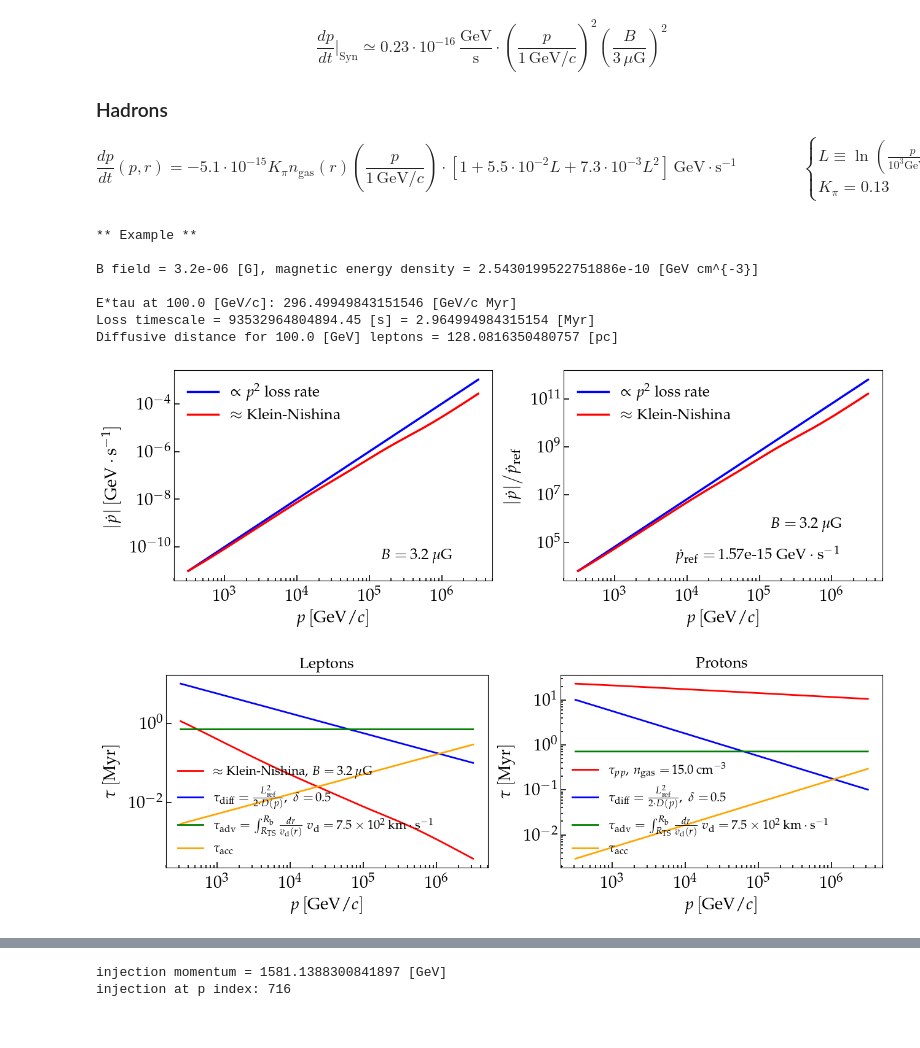
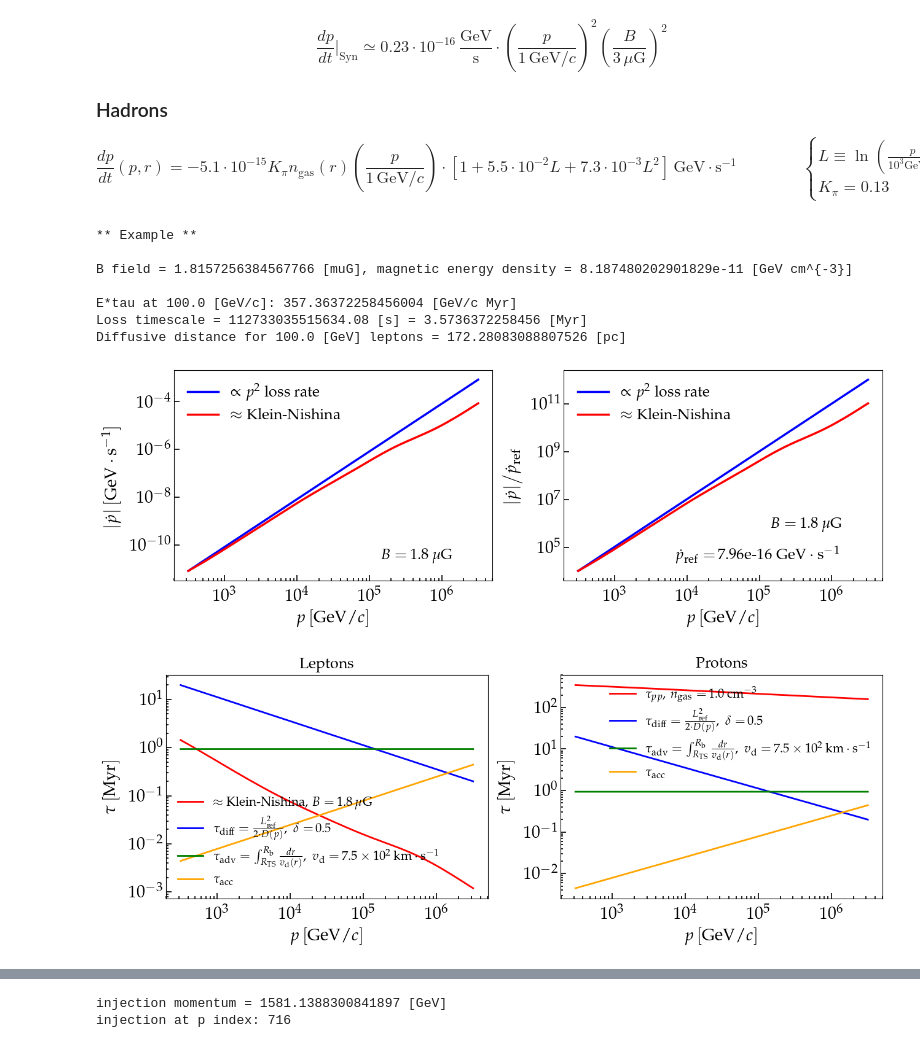
Before and after one commit to ottaviofornieri/StellarClusters, a Jupyter notebook: GitHub_Transport_Radau5Spherical_NonUniformGrid_NonSymmetricShock.ipynb, the cells around one changed output, grey strips where cells are left out. Drawn from its saved outputs; the diff is of its cells as text; code cells hidden in the pictures.

Commit message:
implemented a space-dependent magnetic field.

```diff
--- a/GitHub_Transport_Radau5Spherical_NonUniformGrid_NonSymmetricShock.ipynb
+++ b/GitHub_Transport_Radau5Spherical_NonUniformGrid_NonSymmetricShock.ipynb
@@ -169,7 +169,7 @@ $$
 # %%
 ## Paramters of the problem ##
 
-n_ISM = 15.                               # density between the termination shock (TS) and the forward shock (FS), in [cm^{-3}]
+n_ISM = 1.                               # density between the termination shock (TS) and the forward shock (FS), in [cm^{-3}]
 M_dot = 1.e-4                             # mass-loss rate, in [M_sun yr^{-1}]
 v_0 = 3000.                               # wind velocity at the TS, in [km s^{-1}]
 eta_B = 0.1                               # conversion effiency into turbulent B
@@ -701,7 +700,7 @@ factor_ratio = ( 45 / (64*np.pi**2) )
 
 # Leptons
 def loss_rate_KN(momentum_, B_):
-# momentum variable in [GeV], result in [GeV * s^{-1}]
+# momentum variable in [GeV], B field in [muG], => result in [GeV * s^{-1}]
 
     f_KN_times_U = 0.
     for i in range (len(T_ISRF)):
@@ -710,17 +709,28 @@ def loss_rate_KN(momentum_, B_):
         #f_KN_times_U_single = U_ISRF[i]     # uncomment for the Thomson limit
         f_KN_times_U = f_KN_times_U + f_KN_times_U_single
 
-    U_B = ( B_**2 / (8*np.pi) ) * conv_erg_GeV
+    U_B = ( (B_*1.e-6)**2 / (8*np.pi) ) * conv_erg_GeV
     dp_dt_KN = - (4/3) * (sigma_Thomson * c_cm) * (f_KN_times_U + U_B) * (momentum_/m_e)**2
     return dp_dt_KN
 
 
 
 ## define the spatial-dependent magnetic field in the region
-B_field = 3.2e-6                              # magnetic field, in [G]
-B_space = [B_field for ix in range(len(x_grid))]
-#B_space = [B_field if ix < shock_index else B_field/3. for ix in range(len(x_grid))]
-B_field_indx = B_space.index(max(B_space))    # space-index of the max B field, useful for tau_losses
+def B_field(x_):
+    # result in [muG]
+    return ( x_ / shock_location )**(-1.) * B_TS
+
+B_space = np.zeros( len(x_grid) )
+for ix in range(len(x_grid)):
+    if x_grid[ix] <= (L_c/L_ref):
+        B_space[ix] = B_field(x_grid[ np.argmin( abs(x_grid - L_c/L_ref) ) ])
+    elif x_grid[ix] > (L_c/L_ref) and x_grid[ix] <= shock_location:
+        B_space[ix] = B_field(x_grid[ix])
+    else:
+        B_space[ix] = B_field(shock_location) / np.sqrt(11)
+
+B_field_indx_max = np.argmax( B_space )
+
 
 # momentum loss-rate in each location
 loss_rate_KN_matrix = np.zeros( (len(x_grid), len(p_grid)) )
@@ -752,11 +762,11 @@ plt.subplot(1, 2, 1)
 plot_cosmetics_multi()
 
 
-plt.loglog(p_grid, np.min(abs(loss_rate_KN(p_grid, B_space[B_field_indx]))) * (p_grid / min(p_grid))**2, lw=2.5, color='blue', label='$\propto p^2$ loss rate')
-plt.loglog(p_grid, abs(loss_rate_KN(p_grid, B_space[B_field_indx])), lw=2.5, color='red', label='$\\approx$ Klein-Nishina')
+plt.loglog(p_grid, np.min(abs(loss_rate_KN(p_grid, B_space[shock_index]))) * (p_grid / min(p_grid))**2, lw=2.5, color='blue', label='$\propto p^2$ loss rate')
+plt.loglog(p_grid, abs(loss_rate_KN(p_grid, B_space[shock_index])), lw=2.5, color='red', label='$\\approx$ Klein-Nishina')
 plt.xlabel('$ p \, [\mathrm{GeV}/c]$',fontsize=20)
 plt.ylabel('$ |\dot{p}| \, [\mathrm{GeV} \cdot \mathrm{s}^{-1}]$',fontsize=20)
-plt.text(0.65, 0.1, '$B = \,$' + str("{:.1f}".format(B_space[B_field_indx]*1.e6)) + '$\, \mu \mathrm{G}$', fontsize=18, transform = plt.gca().transAxes)
+plt.text(0.65, 0.1, '$B = \,$' + str("{:.1f}".format(B_space[shock_index])) + '$\, \mu \mathrm{G}$', fontsize=18, transform = plt.gca().transAxes)
 plt.legend(fontsize=18, frameon=False)
 
 
@@ -766,12 +776,12 @@ plt.subplot(1, 2, 2)
 plot_cosmetics_multi()
 
 
-plt.loglog(p_grid, np.min(abs((loss_rate_KN(p_grid, B_space[B_field_indx]) / pdot_ref))) * (p_grid / min(p_grid))**2, lw=2.5, color='blue', label='$\propto p^2$ loss rate')
-plt.loglog(p_grid, abs((loss_rate_KN(p_grid, B_space[B_field_indx]) / pdot_ref)), lw=2.5, color='red', label='$\\approx$ Klein-Nishina')
+plt.loglog(p_grid, np.min(abs((loss_rate_KN(p_grid, B_space[shock_index]) / pdot_ref))) * (p_grid / min(p_grid))**2, lw=2.5, color='blue', label='$\propto p^2$ loss rate')
+plt.loglog(p_grid, abs((loss_rate_KN(p_grid, B_space[shock_index]) / pdot_ref)), lw=2.5, color='red', label='$\\approx$ Klein-Nishina')
 plt.xlabel('$ p \, [\mathrm{GeV}/c]$',fontsize=20)
 plt.ylabel('$ |\dot{p}| \\big/ \dot{p}_{\mathrm{ref}}$',fontsize=20)
 plt.legend(fontsize=18, frameon=False)
-plt.text(0.65, 0.25, '$B = \,$' + str("{:.1f}".format(B_space[B_field_indx]*1.e6)) + '$\, \mu \mathrm{G}$', fontsize=18, transform = plt.gca().transAxes)
+plt.text(0.65, 0.25, '$B = \,$' + str("{:.1f}".format(B_space[shock_index])) + '$\, \mu \mathrm{G}$', fontsize=18, transform = plt.gca().transAxes)
 plt.text(0.35, 0.1, '$\\dot{p}_{\mathrm{ref}} = \,$' + str('{:.2e}'.format(pdot_ref)) + ' $\mathrm{GeV} \cdot \mathrm{s}^{-1}$ ', fontsize=18, transform = plt.gca().transAxes)
 plt.tight_layout()
 
@@ -797,17 +807,17 @@ momentum_ref_loss = 1.e+2      # in [GeV]
 momentum_ref_loss_ind = np.argmin(abs(p_grid - momentum_ref_loss))
 space_point_diff = 0
 
-B_field = 3.2e-6               # magnetic field, in [G]
-U_B = ( B_field**2 / (8*np.pi) ) * conv_erg_GeV
+B_field = B_space[shock_index]         # magnetic field, in [muG]
+U_B = ( (B_field*1.e-6)**2 / (8*np.pi) ) * conv_erg_GeV
 
 list_integral_tau_KN = np.logspace(start=np.log10(momentum_ref_loss*10000), stop=np.log10(momentum_ref_loss), num=1000)
-integral_tau_KN = np.trapz(tau_func_KN(list_integral_tau_KN, B_space[B_field_indx]), list_integral_tau_KN, axis=-1)   # in [sec]
+integral_tau_KN = np.trapz(tau_func_KN(list_integral_tau_KN, B_space[shock_index]), list_integral_tau_KN, axis=-1)   # in [sec]
 diff_distance = np.sqrt( 4 * D_matrix[space_point_diff, momentum_ref_loss_ind] * integral_tau_KN ) * conv_cm_pc
 
 
 print('** Example **')
 print('')
-print('B field =', B_field, '[G], magnetic energy density =', U_B, '[GeV cm^{-3}]')
+print('B field =', B_field, '[muG], magnetic energy density =', U_B, '[GeV cm^{-3}]')
 print('')
 print('E*tau at', momentum_ref_loss, '[GeV/c]:', momentum_ref_loss * integral_tau_KN*conv_sec_yr/1.e6, '[GeV/c Myr]')
 print('Loss timescale =', integral_tau_KN, '[s] =', integral_tau_KN*conv_sec_yr/1.e6, '[Myr]')
@@ -821,11 +831,11 @@ integrals_losses_KN = np.zeros(len(p_grid), dtype=np.float64)
 integrals_losses_Th = np.zeros(len(p_grid), dtype=np.float64)
 for ie in range(len(p_grid)):
     list_integral_tau_KN_temp = np.logspace(start=np.log10(p_grid[ie]*10000), stop=np.log10(p_grid[ie]), num=1000)
-    integrals_losses_KN[ie] = np.trapz(tau_func_KN(list_integral_tau_KN_temp, B_space[B_field_indx]), list_integral_tau_KN_temp, axis=-1)
+    integrals_losses_KN[ie] = np.trapz(tau_func_KN(list_integral_tau_KN_temp, B_space[shock_index]), list_integral_tau_KN_temp, axis=-1)
 
 for ie in range(len(p_grid)):
     list_integral_tau_KN_temp = np.logspace(start=np.log10(p_grid[ie]*10000), stop=np.log10(p_grid[ie]), num=1000)
-    integrals_losses_Th[ie] = np.trapz(tau_func_Th(list_integral_tau_KN_temp, B_space[B_field_indx]), list_integral_tau_KN_temp, axis=-1)
+    integrals_losses_Th[ie] = np.trapz(tau_func_Th(list_integral_tau_KN_temp, B_space[shock_index]), list_integral_tau_KN_temp, axis=-1)
 
 # hadrons
 integrals_losses_ppcoll = np.zeros( (len(x_grid), len(p_grid)) )
@@ -856,46 +866,46 @@ indx_intersec_ppLossAcc = [np.argmin( abs(timescale_pp_losses[ix] - timescale_ac
 
 
 
-plt.figure(figsize=(13, 5.5))
+plt.figure(figsize=(13, 5.))
 
 plt.subplot(1, 2, 1)
 plot_cosmetics_multi()
 
 plt.title('Leptons', fontsize=18, pad=8)
-plt.loglog(p_grid, timescale_losses, lw=2., color='red', label='$\\approx$ Klein-Nishina, $B = \,$' + str("{:.1f}".format(B_space[B_field_indx]*1.e6)) + '$\, \mu \mathrm{G}$')
+plt.loglog(p_grid, timescale_losses, lw=2., color='red', label='$\\approx$ Klein-Nishina, $B = \,$' + str("{:.1f}".format(B_space[shock_index])) + '$\, \mu \mathrm{G}$')
 plt.loglog(p_grid, timescale_diff, lw=2., color='blue', label='$\\tau_{\mathrm{diff}} = \\frac{L^2_{\mathrm{ref}}}{2 \cdot D(p)}, \; \\delta = \,$' + str(delta_diff))
-plt.loglog(p_grid, timescale_adv, lw=2., color='green', label='$\\tau_{\mathrm{adv}} = \\int^{R_{\mathrm{b}}}_{R_{\mathrm{TS}}} \\frac{dr}{v_{\mathrm{d}}(r)} \; v_{\mathrm{d}} = \,$'+ str("${}$".format(f.format_data(v_0/compr_factor))) + '$\, \mathrm{km \cdot s^{-1}}$')
+plt.loglog(p_grid, timescale_adv, lw=2., color='green', label='$\\tau_{\mathrm{adv}} = \\int^{R_{\mathrm{b}}}_{R_{\mathrm{TS}}} \\frac{dr}{v_{\mathrm{d}}(r)}, \; v_{\mathrm{d}} = \,$'+ str("${}$".format(f.format_data(v_0/compr_factor))) + '$\, \mathrm{km \cdot s^{-1}}$')
 plt.loglog(p_grid, timescale_acc, lw=2., color='orange', label='$\\tau_{\mathrm{acc}}$')
 plt.xlabel('$ p \, [\mathrm{GeV}/c]$',fontsize=20)
 plt.ylabel('$\\tau \, [\mathrm{Myr}]$',fontsize=20)
 plt.legend(fontsize=15, frameon=False)
 
 
 plt.subplot(1, 2, 2)
 plot_cosmetics_multi()
 
 pp_coll_loss_indx = shock_index
 plt.title('Protons', fontsize=18, pad=8)
 plt.loglog(p_grid, timescale_pp_losses[pp_coll_loss_indx,:], lw=2., color='red', label='$\\tau_{pp}, \, n_{\mathrm{gas}} = \,$' + str("{:.1f}".format(n_ISM_array[pp_coll_loss_indx])) + '$\, \mathrm{cm^{-3}}$')
 plt.loglog(p_grid, timescale_diff, lw=2., color='blue', label='$\\tau_{\mathrm{diff}} = \\frac{L^2_{\mathrm{ref}}}{2 \cdot D(p)}, \; \\delta = \,$' + str(delta_diff))
-plt.loglog(p_grid, timescale_adv, lw=2., color='green', label='$\\tau_{\mathrm{adv}} = \\int^{R_{\mathrm{b}}}_{R_{\mathrm{TS}}} \\frac{dr}{v_{\mathrm{d}}(r)} \; v_{\mathrm{d}} = \,$'+ str("${}$".format(f.format_data(v_0/compr_factor))) + '$\, \mathrm{km \cdot s^{-1}}$')
+plt.loglog(p_grid, timescale_adv, lw=2., color='green', label='$\\tau_{\mathrm{adv}} = \\int^{R_{\mathrm{b}}}_{R_{\mathrm{TS}}} \\frac{dr}{v_{\mathrm{d}}(r)}, \; v_{\mathrm{d}} = \,$'+ str("${}$".format(f.format_data(v_0/compr_factor))) + '$\, \mathrm{km \cdot s^{-1}}$')
 plt.loglog(p_grid, timescale_acc, lw=2., color='orange', label='$\\tau_{\mathrm{acc}}$')
 plt.xlabel('$ p \, [\mathrm{GeV}/c]$',fontsize=20)
 plt.ylabel('$\\tau \, [\mathrm{Myr}]$',fontsize=20)
 plt.legend(fontsize=15, frameon=False)
 
 plt.tight_layout()
 plt.savefig('Timescales.pdf',format='pdf',bbox_inches='tight', dpi=200)
 # %% [output]
 ** Example **
 
-B field = 3.2e-06 [G], magnetic energy density = 2.5430199522751886e-10 [GeV cm^{-3}]
+B field = 1.8157256384567766 [muG], magnetic energy density = 8.187480202901829e-11 [GeV cm^{-3}]
 
-E*tau at 100.0 [GeV/c]: 296.49949843151546 [GeV/c Myr]
-Loss timescale = 93532964804894.45 [s] = 2.964994984315154 [Myr]
-Diffusive distance for 100.0 [GeV] leptons = 128.0816350480757 [pc]
+E*tau at 100.0 [GeV/c]: 357.36372258456004 [GeV/c Myr]
+Loss timescale = 112733035515634.08 [s] = 3.5736372258456 [Myr]
+Diffusive distance for 100.0 [GeV] leptons = 172.28083088807526 [pc]
-[figure, old version]
+[figure, new version]
-[figure, old version]
+[figure, new version]
 # %%
 ## Settings of the run ##
 
```
Also changed, not shown: parts of 17 cells of this notebook, 50 other files.
